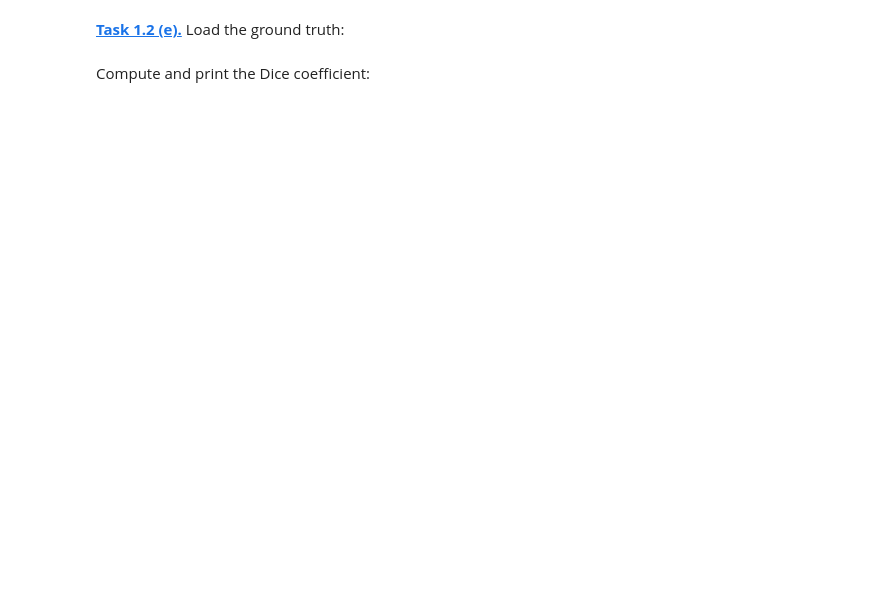
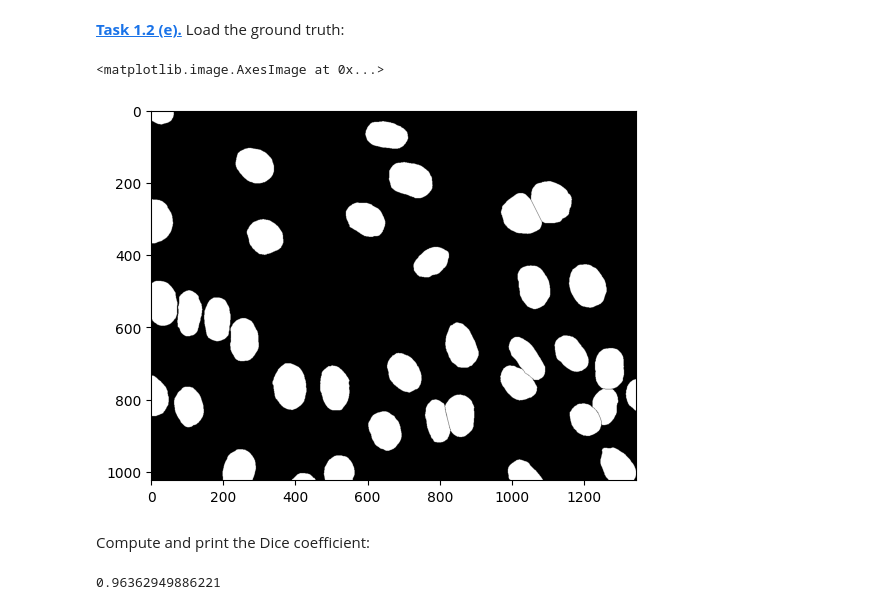
Before and after one commit to NoemiTigrato/fs5-python, a Jupyter notebook: segm_threshold.ipynb, the cells around one changed output. Cells and saved outputs as stored; diff of their text form; code cells hidden in the pictures; blank space fills up the shorter version.

```diff
--- a/segm_threshold.ipynb
+++ b/segm_threshold.ipynb
@@ -30,4 +29,22 @@ plt.imshow(imagebin, cmap = 'gray')
 # %% [markdown]
 **[Task 1.2 (e).]()** Load the ground truth:
+# %%
+gt = plt.imread('data/NIH3T3/gt/0.png')
+plt.imshow(gt, cmap='gray')
+# %% [output]
+<matplotlib.image.AxesImage at 0x...>
+[figure, added]
 # %% [markdown]
 Compute and print the Dice coefficient:
+# %%
+G = gt
+H = imagebin
+
+D0 = 2*G*H
+D1 = D0.sum()
+D2 = G.sum()+H.sum()
+
+dice = D1/D2
+dice
+# %% [output]
+0.96362949886221
```
Also changed, not shown: parts of 5 cells of this notebook, 1 other file.
